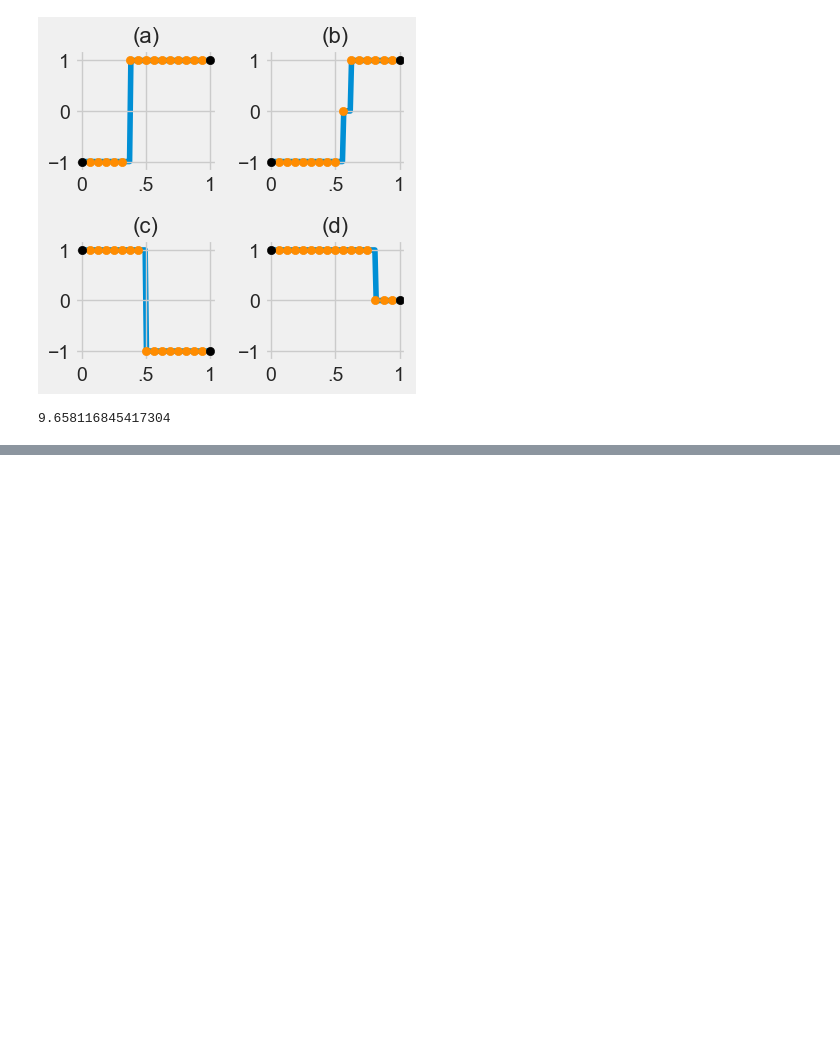
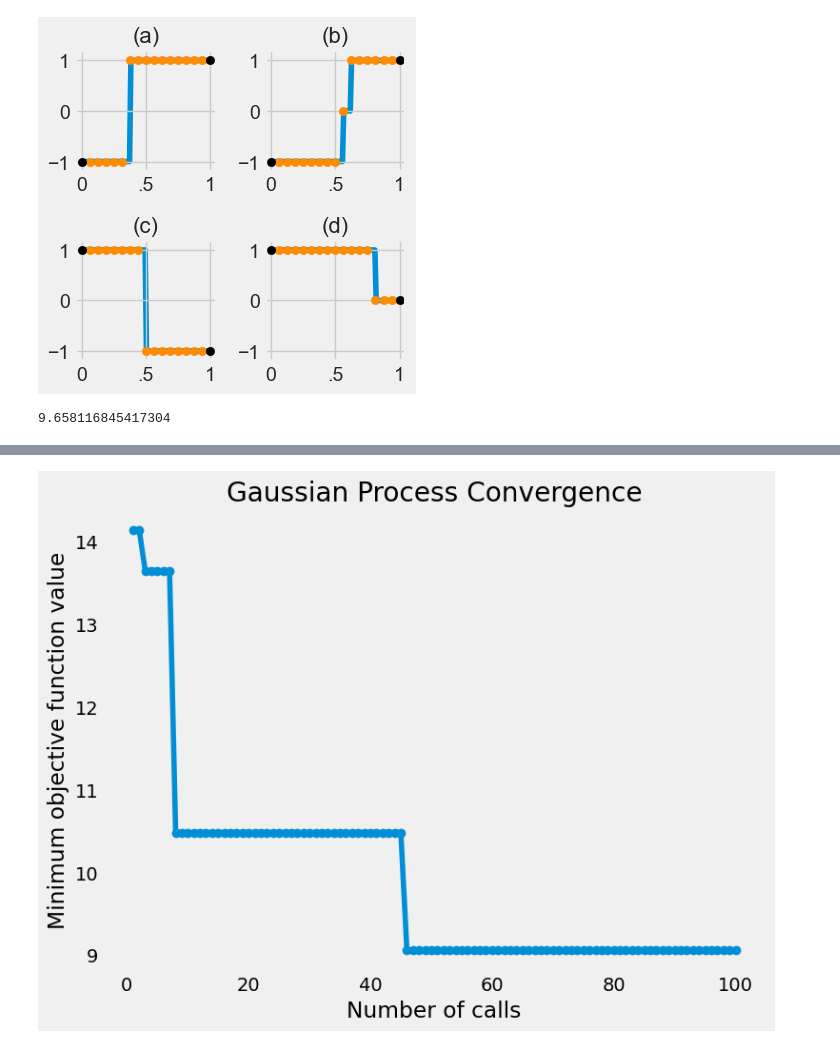
Before and after one commit to TedOiler/dexpy, a Jupyter notebook: v2/autoencoder_test.ipynb, the cells around one changed output, grey strips where cells are left out. Cells and saved outputs as stored; diff of their text form; code cells hidden in the pictures; blank space fills up the shorter version.

```diff
--- a/v2/autoencoder_test.ipynb
+++ b/v2/autoencoder_test.ipynb
@@ -444,3 +444,18 @@ subplot_results(sub_x=2, sub_y=2, T=np.linspace(0,1,100), results=np.round(optim
 objective_function(optimal_matrix, runs, sum(n_x), J_cb=J_cb, noise=0)
 # %% [output]
 9.658116845417304
+# %%
+# Define autoencoder architecture
+input_dim = normalized_designs.shape[1]
+latent_dim = 4
+
+autoencoder, encoder, decoder = create_autoencoder(input_dim, latent_dim, dropout_rate=0.01)
+
+# Compile and train the autoencoder with early stopping
+autoencoder.compile(optimizer=RMSprop(), loss=tf.keras.losses.Huber())
+early_stopping = EarlyStopping(monitor='val_loss', patience=50, restore_best_weights=True)
+history = autoencoder.fit(train_data, train_data,
+                          epochs=1000,
+                          batch_size=32,
+                          validation_data=(val_data, val_data),
+                          callbacks=[early_stopping])
@@ -446,0 +547,18 @@ objective_function(optimal_matrix, runs, sum(n_x), J_cb=J_cb, noise=0)
+# %%
+import matplotlib.pyplot as plt
+import numpy as np
+
+def plot_convergence(result, title):
+    plt.style.use('default')
+    plt.figure(figsize=(8, 6))
+    min_values = np.minimum.accumulate(result.func_vals)  # Calculate the running minimum value
+    plt.plot(range(1, len(result.func_vals) + 1), min_values, marker="o")
+    plt.xlabel("Number of calls")
+    plt.ylabel("Minimum objective function value")
+    plt.title(title)
+    plt.grid()
+    plt.show()
+# %%
+plot_convergence(gp_result, "Gaussian Process Convergence")
+# %% [output]
+[figure, added]
```
Also changed, not shown: parts of 13 cells of this notebook, 7 other files.
